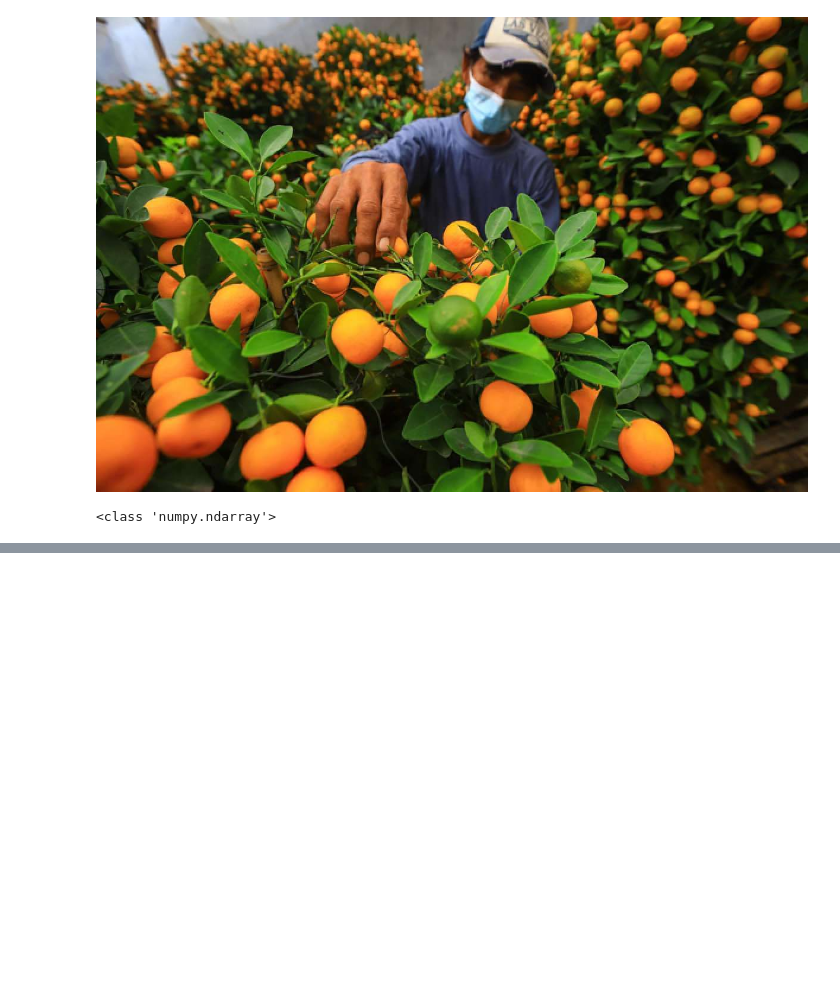
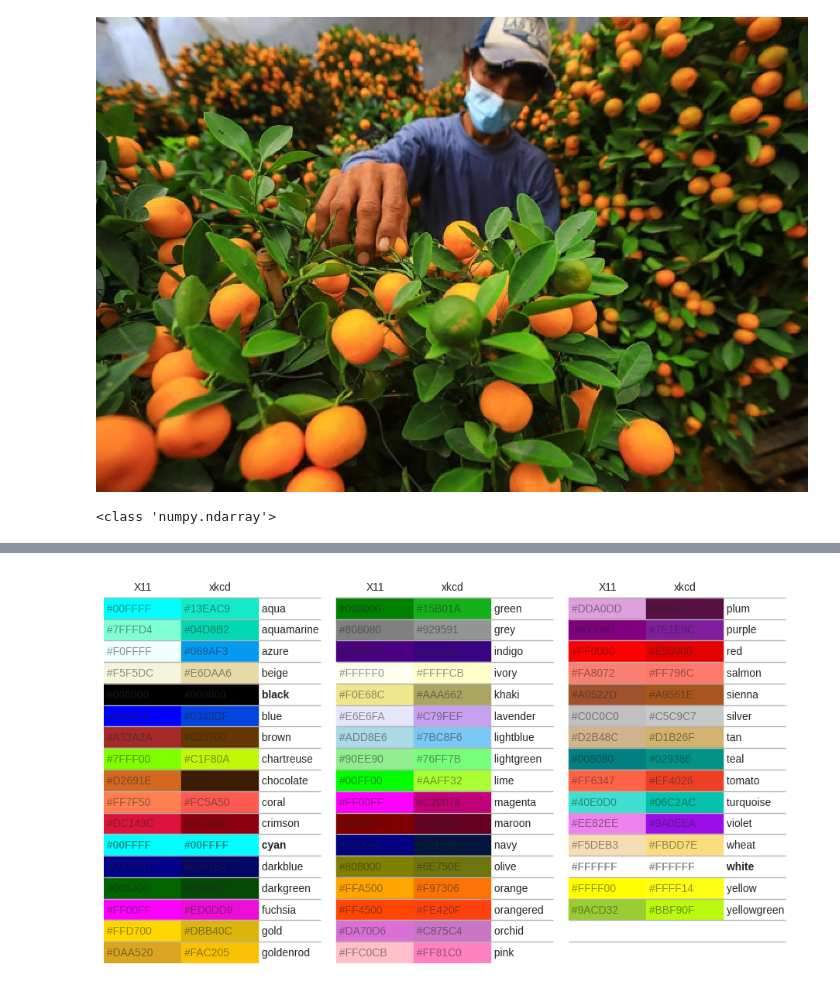
Before and after one commit to priskach/PCD_TI_FSaintek, a Jupyter notebook: M03 - Dasar OpenCV/Praktikum 3.1. Dasar Pengolahan Citra dengan OpenCV.ipynb, the cells around one changed output, grey strips where cells are left out. Drawn from its saved outputs; the diff is of its cells as text; code cells hidden in the pictures; blank space fills up the shorter version.

```diff
--- a/M03 - Dasar OpenCV/Praktikum 3.1. Dasar Pengolahan Citra dengan OpenCV.ipynb
+++ b/M03 - Dasar OpenCV/Praktikum 3.1. Dasar Pengolahan Citra dengan OpenCV.ipynb
@@ -336,20 +322,0 @@ Pemanggilan citra telah kita berikan contohnya pada [latihan di minggu sebelumny
-# %%
-# Memanggil modul rasterio yang sudah terinstall
-# Dari Matplotlib, cukup ambil modul `pyplot`, yang digunakan untuk memperbesar
-# hasil plotting dari Rasterio
-import rasterio
-from matplotlib import pyplot as plt
-
-# Format COG (Cloud Optimised Geotiff), dipanggil dari Citra Landsat 8 di AWS
-alamat_citra = 'http://landsat-pds.s3.amazonaws.com/c1/L8/111/067/LC08_L1TP_111067_20201119_20201210_01_T1/LC08_L1TP_111067_20201119_20201210_01_T1_B4.TIF'
-citra = rasterio.open(alamat_citra)
-
-# perbesar ukuran hasil plotting
-# fungsi plot pada Rasterio menggunakan Matplotlib, sehingga kita dapat
-# mengaturnya sebagaimana kita mengatur fungsi plot pada matplotlib.pyplot
-plt.rcParams["figure.figsize"] = (15,15)
-
-# Panggil submodul show pada rasterio, kemudian gunakan untuk menampilkan citra
-# untuk menampilkan koordinat, gunakan parameter "transform" pada modul tersebut
-from rasterio.plot import show
-show(citra.read(), transform=citra.transform)
@@ -498,0 +408,40 @@ Rujukan-rujukan berikut dapat Anda gunakan untuk belajar lebih jauh mengenai pen
+# %%
+import matplotlib._color_data as mcd
+import matplotlib.patches as mpatch
+import matplotlib.pyplot as plt
+
+overlap = {
+    name for name in mcd.CSS4_COLORS if "xkcd:" + name in mcd.XKCD_COLORS
+}
+fig = plt.figure(figsize=[9, 5])
+ax = fig.add_axes([0, 0, 1, 1])
+n_groups = 3
+n_rows = len(overlap) // n_groups + 1
+
+for j, color_name in enumerate(sorted(overlap)):
+  css4 = mcd.CSS4_COLORS[color_name]
+  xkcd = mcd.XKCD_COLORS["xkcd:" + color_name].upper()
+  col_shift = (j // n_rows) * 3
+  y_pos = j % n_rows
+  text_args = dict(
+      va="center",
+      fontsize=10,
+      weight="bold" if css4 == xkcd else None,
+  )
+  ax.add_patch(mpatch.Rectangle((0 + col_shift, y_pos), 1, 1, color=css4))
+  ax.add_patch(mpatch.Rectangle((1 + col_shift, y_pos), 1, 1, color=xkcd))
+  ax.text(0 + col_shift, y_pos + 0.5, " " + css4, alpha=0.5, **text_args)
+  ax.text(1 + col_shift, y_pos + 0.5, " " + xkcd, alpha=0.5, **text_args)
+  ax.text(2 + col_shift, y_pos + 0.5, " " + color_name, **text_args)
+
+for g in range(n_groups):
+  ax.hlines(range(n_rows), 3 * g, 3 * g + 2.8, color="0.7", linewidth=1)
+  ax.text(0.5 + 3 * g, -0.5, "X11", ha="center", va="center")
+  ax.text(1.5 + 3 * g, -0.5, "xkcd", ha="center", va="center")
+
+ax.set_xlim(0, 3 * n_groups)
+ax.set_ylim(n_rows, -1)
+ax.axis("off")
+plt.show()
+# %% [output]
+[figure, added]
```
Also changed, not shown: parts of 95 cells of this notebook.
